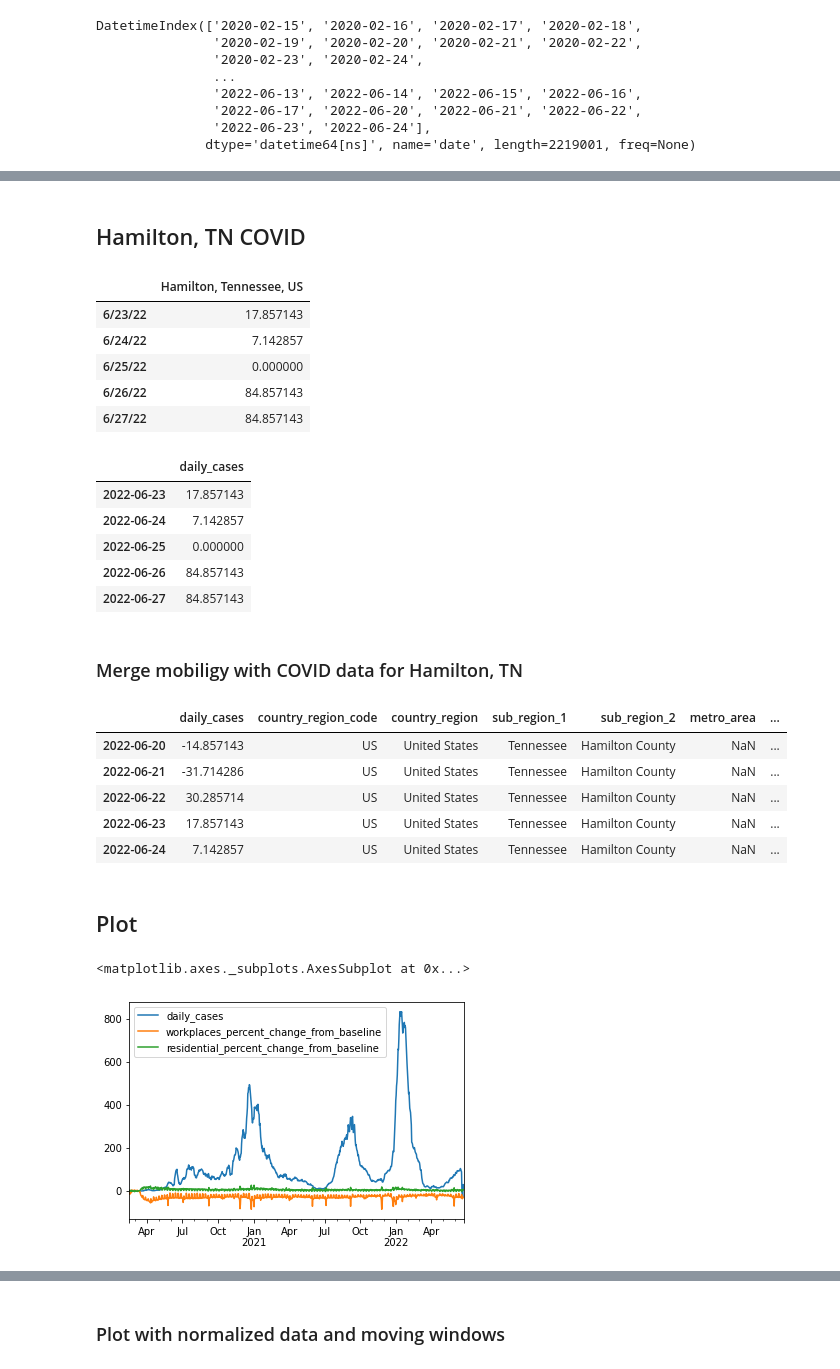
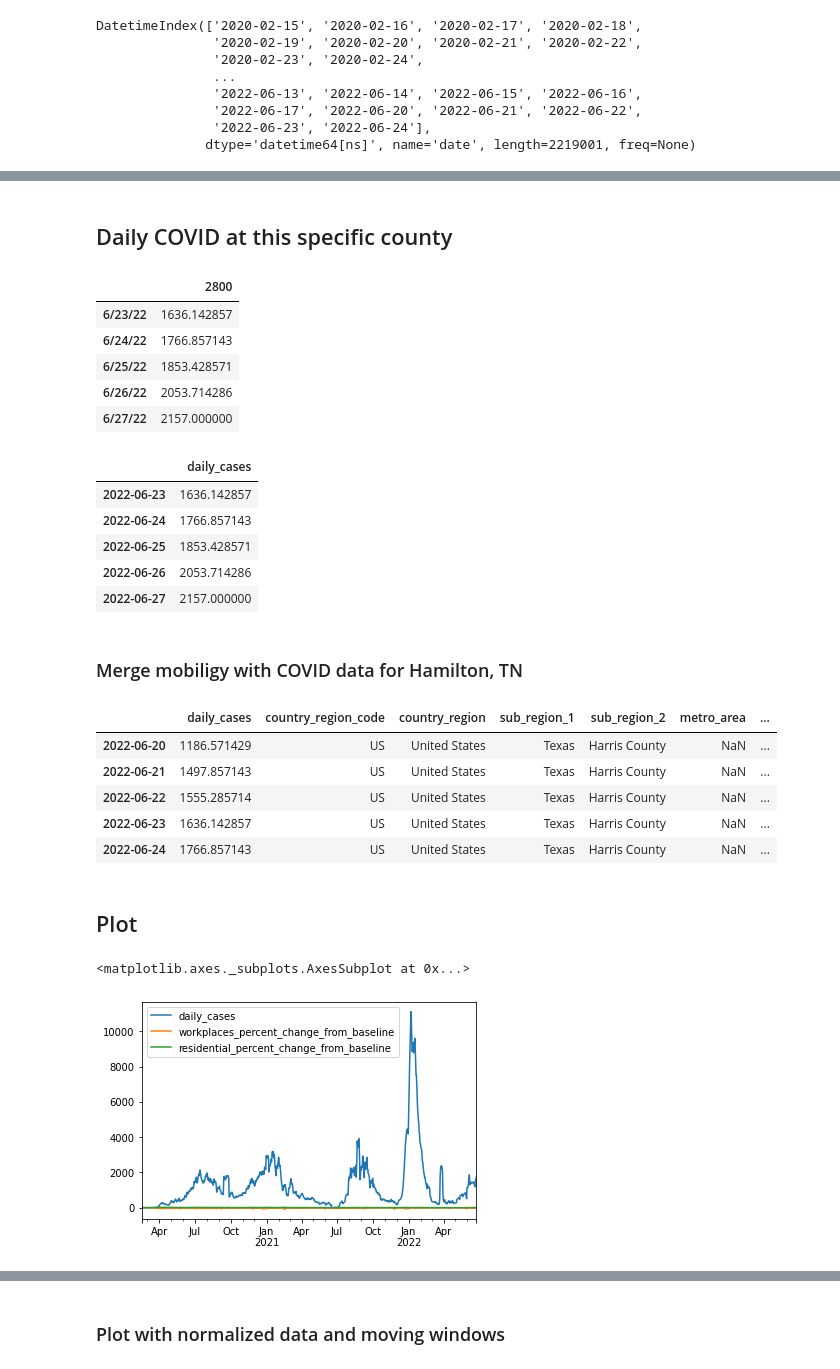
Before and after one commit to hongqin/Python-CoLab-bootcamp, a Jupyter notebook: Learn_Python_by_analying_covid19.ipynb, the cells around one changed output, grey strips where cells are left out. Cells and saved outputs as stored; diff of their text form; code cells hidden in the pictures.

Commit message:
updated county df variable to be more generic

```diff
--- a/Learn_Python_by_analying_covid19.ipynb
+++ b/Learn_Python_by_analying_covid19.ipynb
@@ -513,8 +513,8 @@ DatetimeIndex(['2020-02-15', '2020-02-16', '2020-02-17', '2020-02-18',
 # %%
 #df_US.loc[ df_US.sub_region_1=='Tennessee'  ]
 
-df_Hamilton_GM = df_US.loc[ ( df_US.sub_region_1=='Tennessee' ) & (df_US.sub_region_2=='Hamilton County') ]
-df_Hamilton_GM.tail()
+df_county_GM = df_US.loc[ ( df_US.sub_region_1=='Texas' ) & (df_US.sub_region_2=='Harris County') ]
+df_county_GM.tail()
 # %% [output]
 |  | country_region_code | country_region | sub_region_1 | sub_region_2 | metro_area | iso_3166_2_code | ... |
 | date |  |  |  |  |  |  | ... |
@@ -526,45 +526,47 @@ df_Hamilton_GM.tail()
-# %% [markdown]
-## Hamilton, TN COVID
+# %% [markdown]
+## Daily COVID at this specific county
 # %%
-df_Hamilton_COVID = df1.loc[df1['Combined_Key'] == 'Hamilton, Tennessee, US'].iloc[:, 11:].transpose().diff(axis=0).rolling(window=7).mean()
+df_county_COVID = df1.loc[df1['Combined_Key'] == 'Harris, Texas, US'].iloc[:, 11:].transpose().diff(axis=0).rolling(window=7).mean()
+#df_county_COVID = df1.loc[df1['Combined_Key'] == 'Harris, Texas, US'].iloc[:, 11:].transpose().diff(axis=0)
 
-type(df_Hamilton_COVID)
-df_Hamilton_COVID.tail()
+type(df_county_COVID)
+df_county_COVID.tail()
 # %% [output]
-|  | Hamilton, Tennessee, US |
-| 6/23/22 | 17.857143 |
-| 6/24/22 | 7.142857 |
-| 6/25/22 | 0.000000 |
-| 6/26/22 | 84.857143 |
-| 6/27/22 | 84.857143 |
+|  | 2800 |
+| 6/23/22 | 1636.142857 |
+| 6/24/22 | 1766.857143 |
+| 6/25/22 | 1853.428571 |
+| 6/26/22 | 2053.714286 |
+| 6/27/22 | 2157.000000 |
 # %%
-df_Hamilton_COVID.index = pd.to_datetime(df_Hamilton_COVID.index)
-df_Hamilton_COVID.rename(columns={"Hamilton, Tennessee, US":"daily_cases"}, inplace=True)
-df_Hamilton_COVID.tail()
+df_county_COVID.index = pd.to_datetime(df_county_COVID.index)
+#df_county_COVID.rename(columns={0:"daily_cases"}, inplace=True)
+df_county_COVID.columns=["daily_cases"]
+df_county_COVID.tail()
 # %% [output]
 |  | daily_cases |
-| 2022-06-23 | 17.857143 |
-| 2022-06-24 | 7.142857 |
-| 2022-06-25 | 0.000000 |
-| 2022-06-26 | 84.857143 |
-| 2022-06-27 | 84.857143 |
+| 2022-06-23 | 1636.142857 |
+| 2022-06-24 | 1766.857143 |
+| 2022-06-25 | 1853.428571 |
+| 2022-06-26 | 2053.714286 |
+| 2022-06-27 | 2157.000000 |
 # %% [markdown]
 ### Merge mobiligy with COVID data for Hamilton, TN
 # %%
-df_Hamilton = pd.merge(df_Hamilton_COVID, df_Hamilton_GM, left_index=True, right_index=True)
-df_Hamilton.tail()
+df_county = pd.merge(df_county_COVID, df_county_GM, left_index=True, right_index=True)
+df_county.tail()
 # %% [output]
 |  | daily_cases | country_region_code | country_region | sub_region_1 | sub_region_2 | metro_area | ... |
-| 2022-06-20 | -14.857143 | US | United States | Tennessee | Hamilton County | NaN | ... |
-| 2022-06-21 | -31.714286 | US | United States | Tennessee | Hamilton County | NaN | ... |
-| 2022-06-22 | 30.285714 | US | United States | Tennessee | Hamilton County | NaN | ... |
-| 2022-06-23 | 17.857143 | US | United States | Tennessee | Hamilton County | NaN | ... |
-| 2022-06-24 | 7.142857 | US | United States | Tennessee | Hamilton County | NaN | ... |
+| 2022-06-20 | 1186.571429 | US | United States | Texas | Harris County | NaN | ... |
+| 2022-06-21 | 1497.857143 | US | United States | Texas | Harris County | NaN | ... |
+| 2022-06-22 | 1555.285714 | US | United States | Texas | Harris County | NaN | ... |
+| 2022-06-23 | 1636.142857 | US | United States | Texas | Harris County | NaN | ... |
+| 2022-06-24 | 1766.857143 | US | United States | Texas | Harris County | NaN | ... |
 # %% [markdown]
 ## Plot
 # %%
-df_Hamilton[['daily_cases', 'workplaces_percent_change_from_baseline', 'residential_percent_change_from_baseline']].plot()
+df_county[['daily_cases', 'workplaces_percent_change_from_baseline', 'residential_percent_change_from_baseline']].plot()
 # %% [output]
 <matplotlib.axes._subplots.AxesSubplot at 0x...>
-[figure, old version]
+[figure, new version]
 # %%
```
Also changed, not shown: parts of 13 cells of this notebook.
